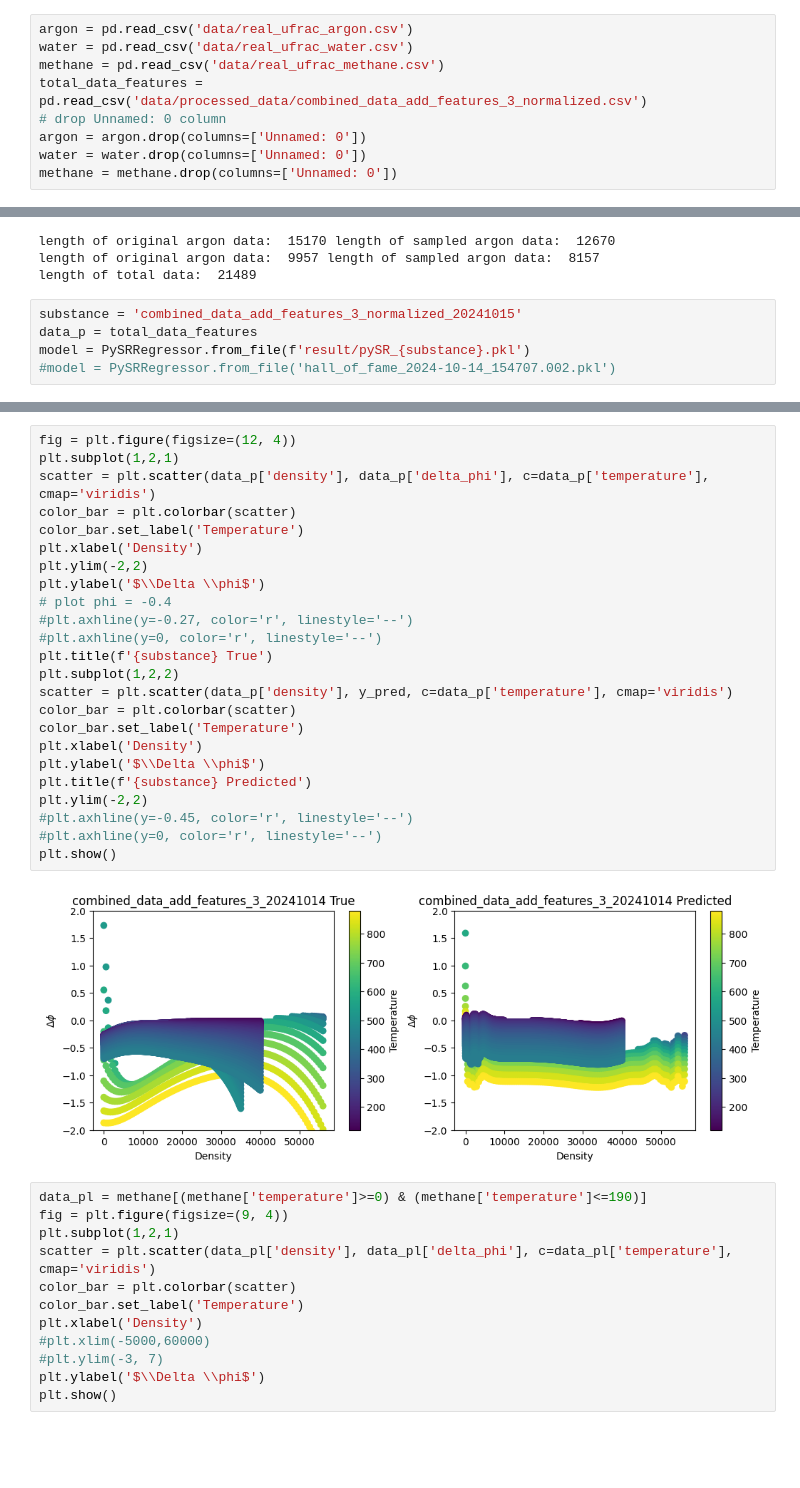
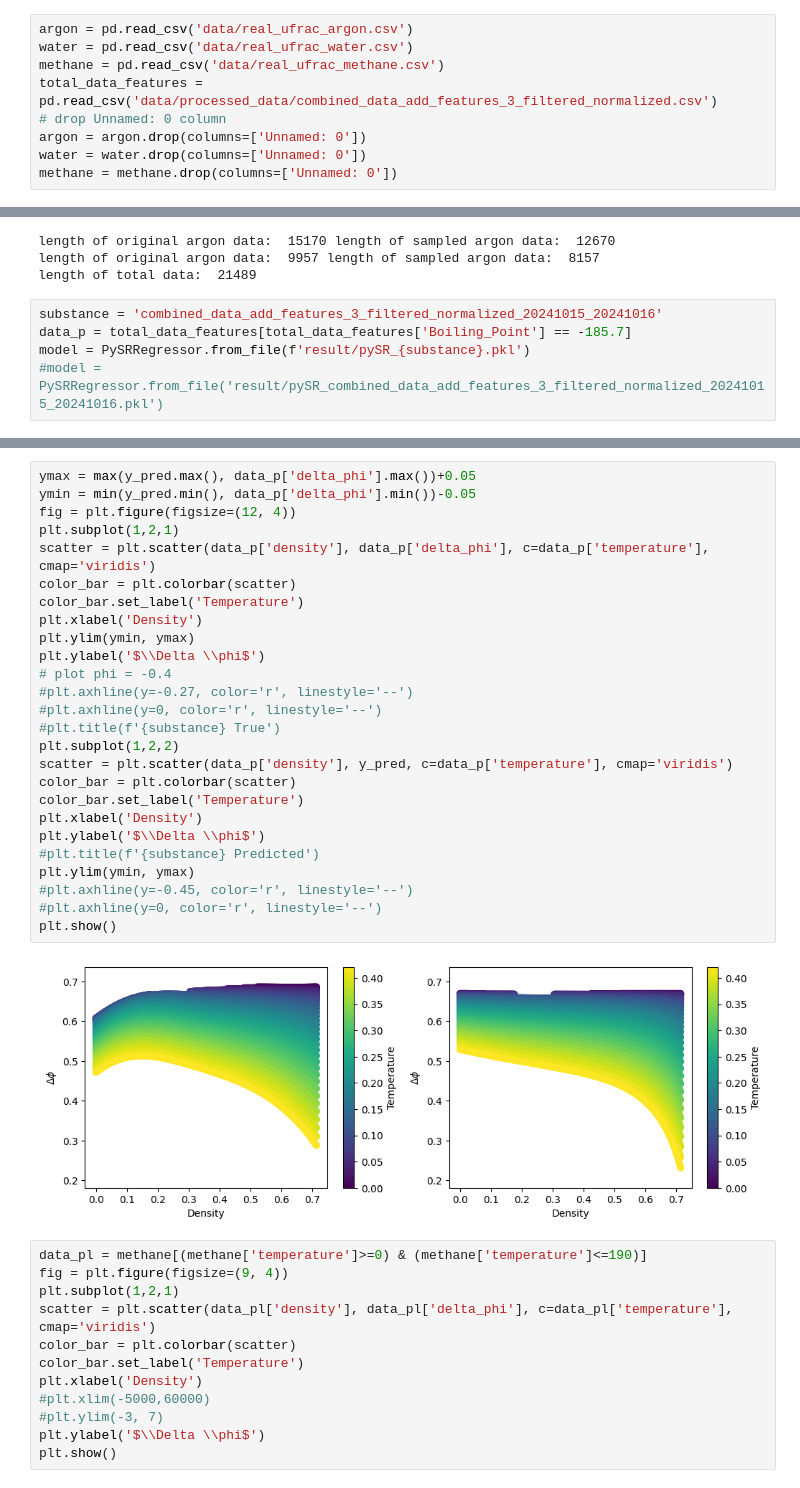
Before and after one commit to RuilongWang1215/ML-uv-theory, a Jupyter notebook: test_ml.ipynb, the cells around one changed output, grey strips where cells are left out. Drawn from its saved outputs; the diff is of its cells as text; blank space fills up the shorter version.

```diff
--- a/test_ml.ipynb
+++ b/test_ml.ipynb
@@ -43,7 +43,7 @@ def detect_outliers(data, threshold=3):
 argon = pd.read_csv('data/real_ufrac_argon.csv')
 water = pd.read_csv('data/real_ufrac_water.csv')
 methane = pd.read_csv('data/real_ufrac_methane.csv')
-total_data_features = pd.read_csv('data/processed_data/combined_data_add_features_3_normalized.csv')
+total_data_features = pd.read_csv('data/processed_data/combined_data_add_features_3_filtered_normalized.csv')
 # drop Unnamed: 0 column
 argon = argon.drop(columns=['Unnamed: 0'])
 water = water.drop(columns=['Unnamed: 0'])
@@ -123,8 +123,8 @@ length of original argon data:  15170 length of sampled argon data:  12670
 length of original argon data:  9957 length of sampled argon data:  8157
 length of total data:  21489
 # %%
-substance = 'combined_data_add_features_3_normalized_20241015'
-data_p = total_data_features
+substance = 'combined_data_add_features_3_filtered_normalized_20241015_20241016'
+data_p = total_data_features[total_data_features['Boiling_Point'] == -185.7]
 model = PySRRegressor.from_file(f'result/pySR_{substance}.pkl')
-#model = PySRRegressor.from_file('hall_of_fame_2024-10-14_154707.002.pkl')
+#model = PySRRegressor.from_file('result/pySR_combined_data_add_features_3_filtered_normalized_20241015_20241016.pkl')
 # %% [output]
@@ -162,29 +166,31 @@ plt.show()
 # %%
+ymax = max(y_pred.max(), data_p['delta_phi'].max())+0.05
+ymin = min(y_pred.min(), data_p['delta_phi'].min())-0.05
 fig = plt.figure(figsize=(12, 4))
 plt.subplot(1,2,1)
 scatter = plt.scatter(data_p['density'], data_p['delta_phi'], c=data_p['temperature'], cmap='viridis')
 color_bar = plt.colorbar(scatter)
 color_bar.set_label('Temperature')
 plt.xlabel('Density')
-plt.ylim(-2,2)
+plt.ylim(ymin, ymax)
 plt.ylabel('$\\Delta \\phi$')
 # plot phi = -0.4
 #plt.axhline(y=-0.27, color='r', linestyle='--')
 #plt.axhline(y=0, color='r', linestyle='--')
-plt.title(f'{substance} True')
+#plt.title(f'{substance} True')
 plt.subplot(1,2,2)
 scatter = plt.scatter(data_p['density'], y_pred, c=data_p['temperature'], cmap='viridis')
 color_bar = plt.colorbar(scatter)
 color_bar.set_label('Temperature')
 plt.xlabel('Density')
 plt.ylabel('$\\Delta \\phi$')
-plt.title(f'{substance} Predicted')
-plt.ylim(-2,2)
+#plt.title(f'{substance} Predicted')
+plt.ylim(ymin, ymax)
 #plt.axhline(y=-0.45, color='r', linestyle='--')
 #plt.axhline(y=0, color='r', linestyle='--')
 plt.show()
 # %% [output]
-[figure, old version]
+[figure, new version]
 # %%
 data_pl = methane[(methane['temperature']>=0) & (methane['temperature']<=190)]
 fig = plt.figure(figsize=(9, 4))
```
Also changed, not shown: parts of 9 cells of this notebook, 6 other files.
